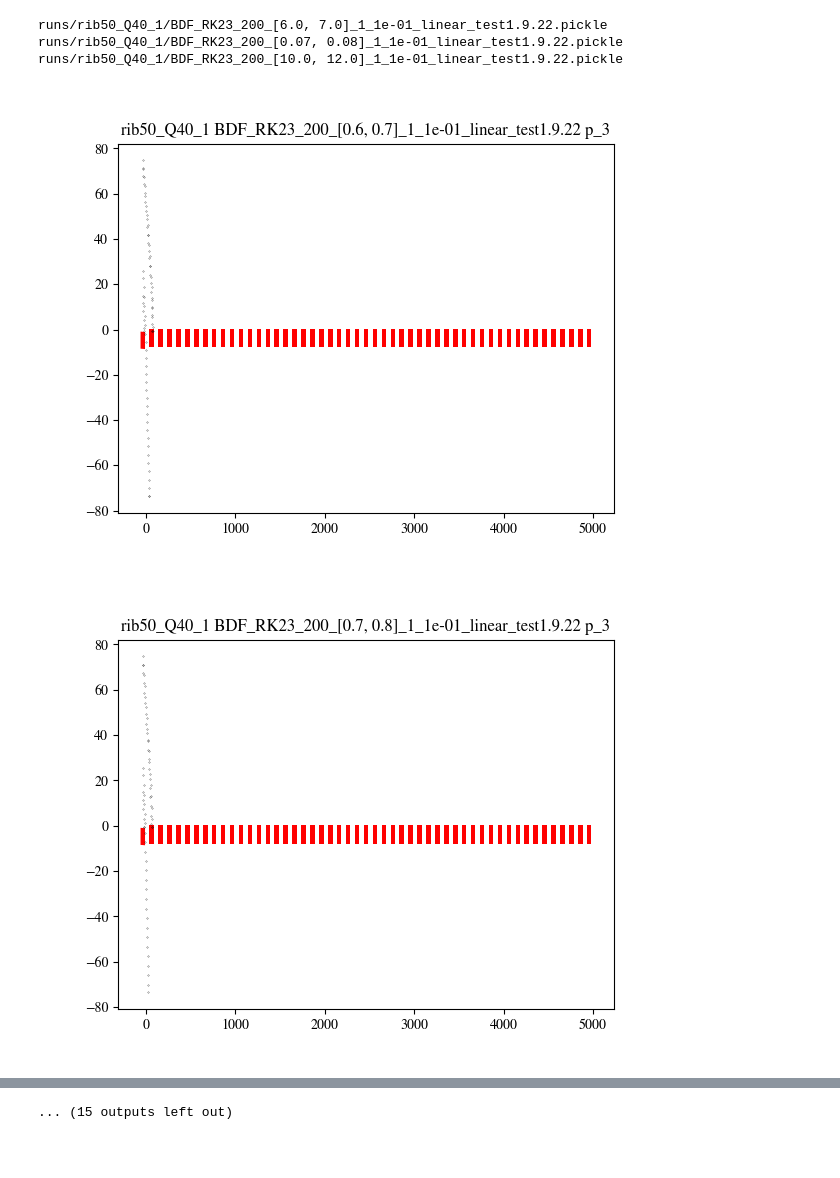
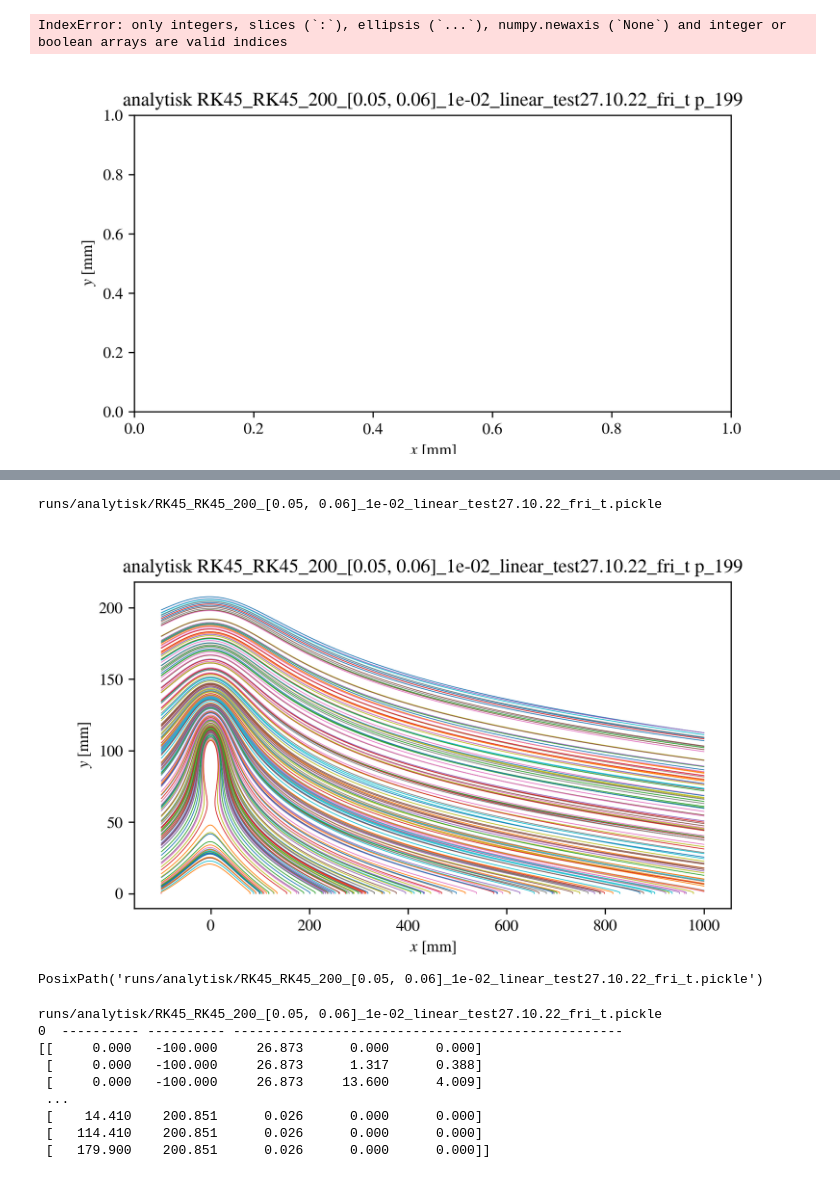
Before and after one commit to Havrevoll/Ribber, a Jupyter notebook: plotting-analytic.ipynb, the cells around one changed output, grey strips where cells are left out. Drawn from its saved outputs; the diff is of its cells as text; code cells hidden in the pictures; blank space fills up the shorter version.

Commit message:
Fiksa på analytisk så det er enklare å plotta

```diff
--- a/plotting-analytic.ipynb
+++ b/plotting-analytic.ipynb
@@ -24,6 +20,7 @@ plt.close('all')
 # %%
+plt.close('all')
 #partikkelfil= Path("./partikkelsimulasjonar/particles_rib50_Q40_1_BDF_200_[0.05, 0.06]_1e-01_linear.pickle")
-for partikkelfil in Path("./runs/analytisk/").glob("RK45_RK23_200_[*"):
+for partikkelfil in Path("./runs/analytisk/").glob("RK45_*_200_[*27*fri*"):
     print(partikkelfil)
     with open(partikkelfil, 'rb') as fil:
         partiklar = pickle.load(fil)
@@ -33,10 +30,12 @@ for partikkelfil in Path("./runs/analytisk/").glob("RK45_RK23_200_[*"):
     x = (ribs[0].get_rib_middle()[0],ribs[1].get_rib_middle()[0])
     x_width = x[1] - x[0]
 
-    fig, ax  = plt.subplots()
+    fig, ax  = plt.subplots(figsize=(2000/myDPI,1000/myDPI),dpi=myDPI)
     # ax.add_patch(Polygon(ribs[0].vertices, facecolor='red'))
     # ax.add_patch(Polygon(ribs[1].vertices, facecolor='red'))
-
+    ax.set_xlabel(r'$x$ [mm]')
+    ax.set_ylabel(r'$y$ [mm]')
+    ax.set_title(f"{partikkelfil.parent.name} {partikkelfil.stem} p_{p.index}")
     for p in partiklar:
         sti = p.sti_dict
         init = int(sti['init_time'])
@@ -47,9 +46,9 @@ for partikkelfil in Path("./runs/analytisk/").glob("RK45_RK23_200_[*"):
     # if not np.any(plott_array[:,1]<0):
         #     continue
 
-        ax.plot(plott_array[:,0], plott_array[:,1], "ko", markersize=0.2)
+        ax.plot(plott_array[:,0], plott_array[:,1], linewidth=0.5)
 
-        ax.set_title(f"{partikkelfil.parent.name} {partikkelfil.stem} p_{p.index}")
+
         # if p.index > 0:
         #     break
 # %% [output]
@@ -73,5 +56,2 @@ runs/rib50_Q40_1/BDF_RK23_200_[2.0, 3.0]_1_1e-01_linear_test1.9.22.pickle
-runs/rib50_Q40_1/BDF_RK23_200_[6.0, 7.0]_1_1e-01_linear_test1.9.22.pickle
-runs/rib50_Q40_1/BDF_RK23_200_[0.07, 0.08]_1_1e-01_linear_test1.9.22.pickle
-runs/rib50_Q40_1/BDF_RK23_200_[10.0, 12.0]_1_1e-01_linear_test1.9.22.pickle
+IndexError: only integers, slices (`:`), ellipsis (`...`), numpy.newaxis (`None`) and integer or boolean arrays are valid indices
-[figure, old version]
+[figure, new version]
-[figure, removed]
@@ -86 +58,59 @@ runs/rib50_Q40_1/BDF_RK23_200_[10.0, 12.0]_1_1e-01_linear_test1.9.22.pickle
-... (15 outputs left out)
+# %%
+plt.close('all')
+#partikkelfil= Path("./partikkelsimulasjonar/particles_rib50_Q40_1_BDF_200_[0.05, 0.06]_1e-01_linear.pickle")
+for partikkelfil in Path("./runs/analytisk/").glob("RK45_*_200_[*27*fri*"):
+    print(partikkelfil)
+    with open(partikkelfil, 'rb') as fil:
+        partiklar = pickle.load(fil)
+    skalering = 1
+    myDPI = 300
+
+    x = (ribs[0].get_rib_middle()[0],ribs[1].get_rib_middle()[0])
+    x_width = x[1] - x[0]
+
+    fig, ax  = plt.subplots(figsize=(2000/myDPI,1100/myDPI),dpi=myDPI)
+    # ax.add_patch(Polygon(ribs[0].vertices, facecolor='red'))
+    # ax.add_patch(Polygon(ribs[1].vertices, facecolor='red'))
+    ax.set_xlabel(r'$x$ [mm]')
+    ax.set_ylabel(r'$y$ [mm]')
+    ax.set_title(f"{partikkelfil.parent.name} {partikkelfil.stem} p_{p.index}")
+    for p in partiklar:
+        sti = np.concatenate(p.sti_dict)
+
+    # if not np.any(plott_array[:,1]<0):
+        #     continue
+
+        ax.plot(sti[:,1], sti[:,2], linewidth=0.5)
+
+
+        # if p.index > 0:
+        #     break
+# %% [output]
+runs/analytisk/RK45_RK45_200_[0.05, 0.06]_1e-02_linear_test27.10.22_fri_t.pickle
+[figure, added]
+# %%
+partikkelfil
+# %% [output]
+PosixPath('runs/analytisk/RK45_RK45_200_[0.05, 0.06]_1e-02_linear_test27.10.22_fri_t.pickle')
+# %%
+#for partikkelfil in Path("./runs/analytisk/").glob("RK45_RK23_200_[*"):
+partikkelfil = Path('runs/analytisk/RK45_RK45_200_[0.05, 0.06]_1e-02_linear_test27.10.22_fri_t.pickle')
+np.set_printoptions(formatter={'float': lambda x: "{0:>10.3f}".format(x)})
+print(partikkelfil)
+with open(partikkelfil, 'rb') as fil:
+    partiklar = pickle.load(fil)
+for p in partiklar:
+    sti = np.concatenate(p.sti_dict)
+    print(p.index," ---------- ---------- --------------------------------------------------")
+    print(sti)
+    break
+# %% [output]
+runs/analytisk/RK45_RK45_200_[0.05, 0.06]_1e-02_linear_test27.10.22_fri_t.pickle
+0  ---------- ---------- --------------------------------------------------
+[[     0.000   -100.000     26.873      0.000      0.000]
+ [     0.000   -100.000     26.873      1.317      0.388]
+ [     0.000   -100.000     26.873     13.600      4.009]
+ ...
+ [    14.410    200.851      0.026      0.000      0.000]
+ [   114.410    200.851      0.026      0.000      0.000]
+ [   179.900    200.851      0.026      0.000      0.000]]
```
Also changed, not shown: parts of 4 cells of this notebook, 4 other files.
